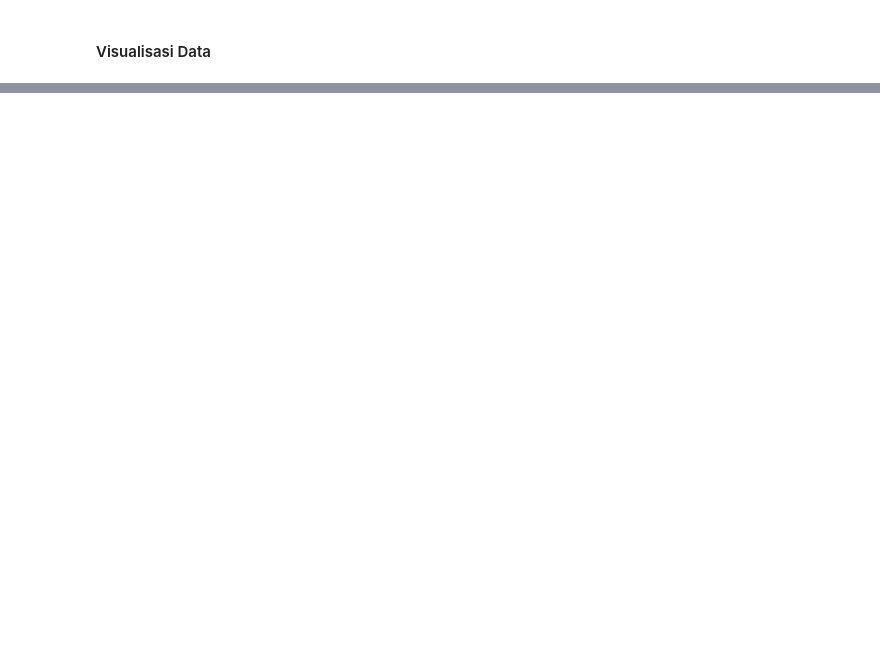
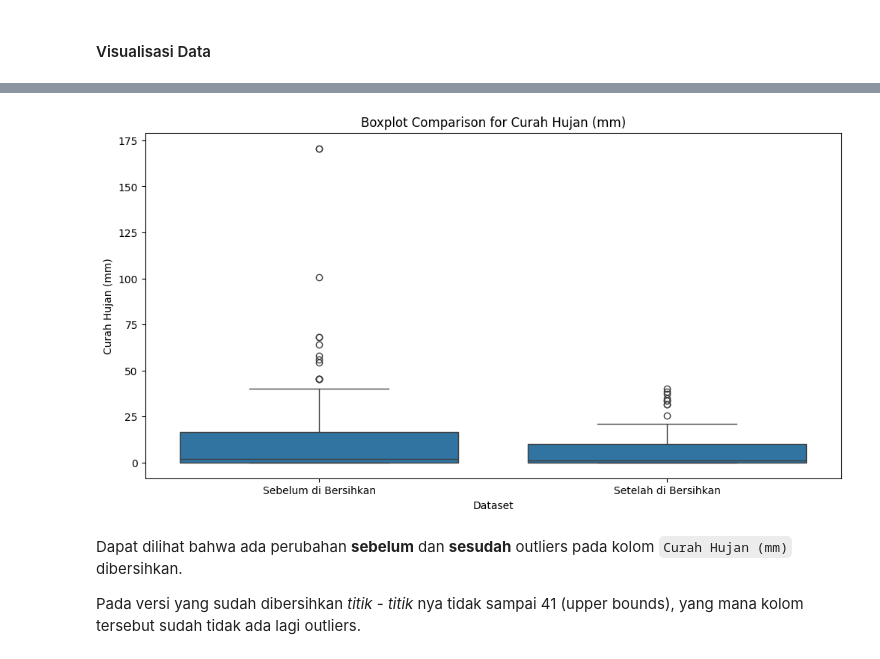
Before and after one commit to Trenttzzz/Tugas-Statprob, a Jupyter notebook: main.ipynb, the cells around one changed output, grey strips where cells are left out. Cells and saved outputs as stored; diff of their text form; code cells hidden in the pictures; blank space fills up the shorter version.

```diff
--- a/main.ipynb
+++ b/main.ipynb
@@ -79,0 +285,44 @@ plt.show()
+# %%
+# Fungsi untuk menghilangkan outliers berdasarkan IQR
+def remove_outliers(df, column):
+    Q1 = df[column].quantile(0.25)
+    Q3 = df[column].quantile(0.75)
+    IQR = Q3 - Q1
+    lower_bound = Q1 - 1.5 * IQR
+    upper_bound = Q3 + 1.5 * IQR
+    return df[(df[column] >= lower_bound) & (df[column] <= upper_bound)]
+
+# Fungsi untuk membuat boxplot perbandingan
+def create_comparison_boxplot(column):
+    plt.figure(figsize=(12, 6))
+
+    # Membuat DataFrame untuk plot
+    plot_data = pd.DataFrame({
+        'Dataset': ['Sebelum di Bersihkan'] * len(data) + ['Setelah di Bersihkan'] * len(data_cleaned),
+        column: pd.concat([data[column], data_cleaned[column]])
+    })
+
+    # Membuat boxplot
+    sns.boxplot(x='Dataset', y=column, data=plot_data)
+
+    plt.title(f'Boxplot Comparison for {column}')
+    plt.ylabel(column)
+    plt.show()
+
+# Buat data_cleaned dengan menghilangkan outliers
+data_cleaned = data.copy()
+for col in data_cleaned.columns:
+    data_cleaned = remove_outliers(data_cleaned, col)
+# %%
+create_comparison_boxplot('Curah Hujan (mm)')
+
+# Buat boxplot perbandingan untuk setiap kolom numerik
+# for col in data.columns:
+#     if col != 'Tanggal':
+#         create_comparison_boxplot(col)
+# %% [output]
+[figure, added]
+# %% [markdown]
+Dapat dilihat bahwa ada perubahan **sebelum** dan **sesudah** outliers pada kolom `Curah Hujan (mm)` dibersihkan.
+
+Pada versi yang sudah dibersihkan *titik - titik* nya tidak sampai 41 (upper bounds), yang mana kolom tersebut sudah tidak ada lagi outliers.
```
Also changed, not shown: parts of 15 cells of this notebook.
